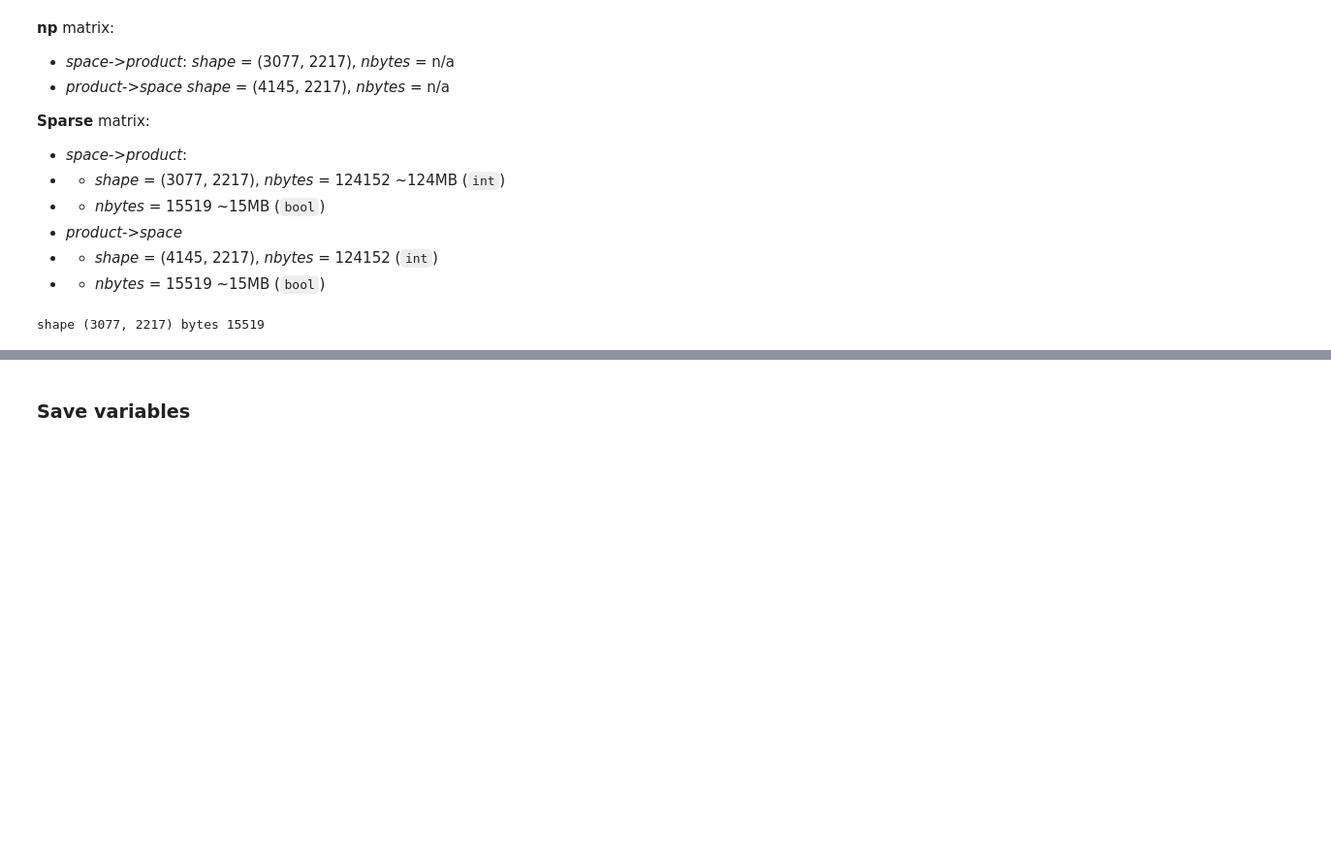
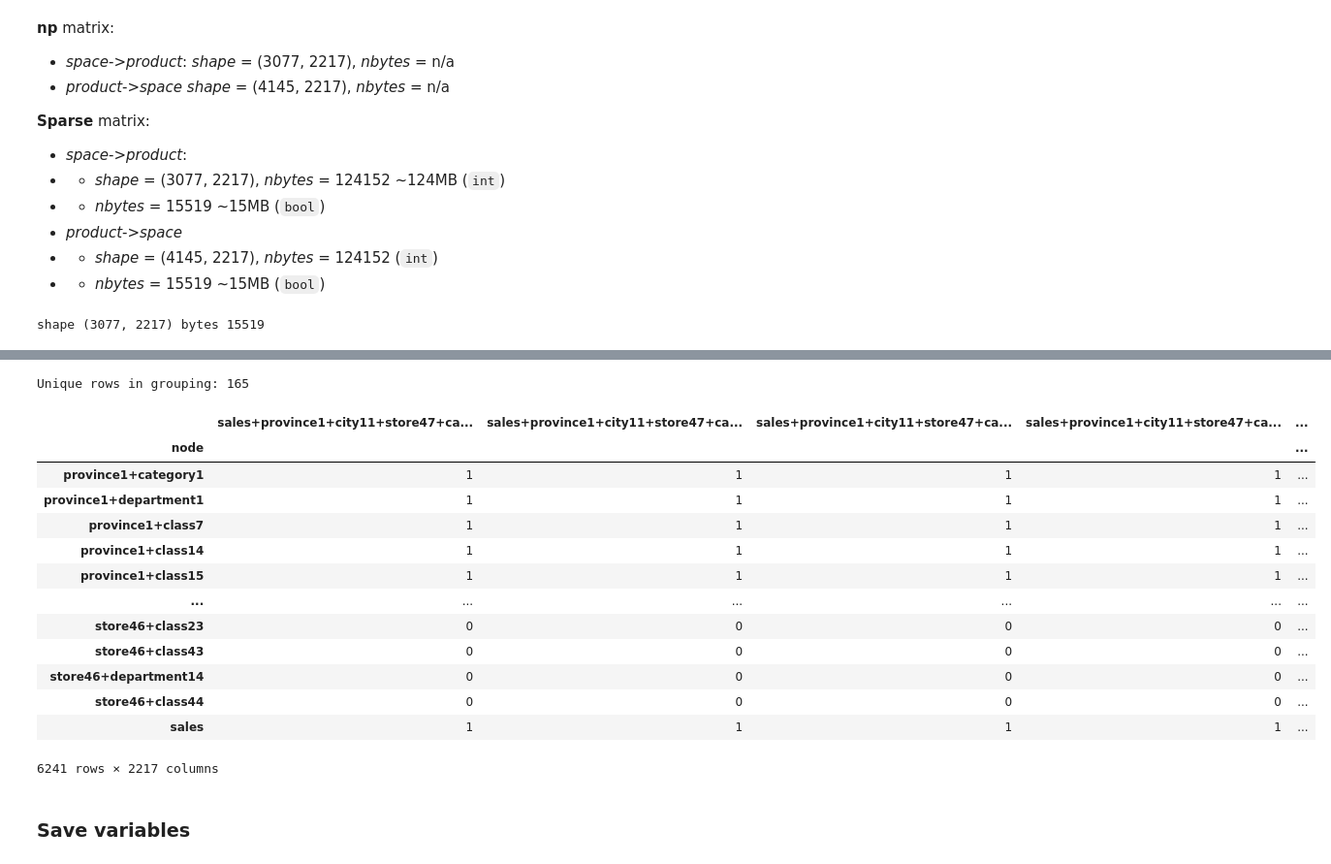
Before and after one commit to Abhishek-pv/Hierachial-Time-Series-Forecasting, a Jupyter notebook: notebook/aggregation-matrix.ipynb, the cells around one changed output, grey strips where cells are left out. Shown: that part at 97% size. Drawn from its saved outputs; the diff is of its cells as text; code cells hidden in the pictures; blank space fills up the shorter version.

```diff
--- a/notebook/aggregation-matrix.ipynb
+++ b/notebook/aggregation-matrix.ipynb
@@ -186,6 +186,38 @@ def combine(submatrix):
     assert S.getrow(0).sum() == cols # top row must be all 1's representing aggregation of submatrix
 
     return S
+# %%
+def post_process(combined_S, grouped_names, root="sales"):
+    """
+    Inputs
+        combined_S: Matrix to be used for aggregation that
+                    needs post-processing if a joint-combined hierarchy was used
+        grouped_names: tuple(list, list),
+            grouped_names[0]: row names of the nodes enountered during forming aggregation matrix
+            grouped_names[1]: column names of the leaves enountered during forming aggregation matrix
+        root: str, label for the top level of aggregation
+
+    Outputs
+        combined_df: dataframe, for aggregation matrix for all nodes of hierarchy tree
+                    (does not include cross-terms, use cross_term() for that)
+    """
+
+    if sp.issparse(combined_S):
+        combined_S = combined_S.tocsr()
+
+    # print('row names:\n', grouped_names[0])
+    # print('column names:\n', grouped_names[1])
+    names = ([root] + grouped_names[0], grouped_names[1]) # Add label for target row (row of ones)
+
+    combined_df = pd.DataFrame(combined_S.todense(), index=names[0], columns=names[1])
+
+    combined_df[combined_df.index.duplicated(keep=False)] # keep=False: means keep all the duplicates
+
+    print('Unique rows in grouping:',len(combined_df.index.unique()))
+
+    combined_df = combined_df.groupby(combined_df.index, sort=False).sum() # duplicate indices are aggregated (since entries are 0/1 summing will also do)
+
+    return combined_df
 # %% [markdown]
 ## *spatial* hierarchy
 
@@ -287,3 +343,8 @@ prod
 | department9 | False | False | False | False | ... |
 | class25 | False | False | False | False | ... |
 61 rows × 44 columns
+# %%
+combined_S, grouped_names = sum_group(df, product_order, "sales")
+
+S = post_process(combined_S, grouped_names, "sales")
+S
@@ -396,3 +450,26 @@ agg_combo = S
+# %%
+combined_S, grouped_names = sum_group(df, combo1, "sales")
+
+combined_df = post_process(combined_S, grouped_names, "sales")
+
+agg_combo = cross_terms(combined_df, space_order, product_order, "sales")
+agg_combo
+# %% [output]
+Unique rows in grouping: 165
+|  | sales+province1+city11+store47+ca... | sales+province1+city11+store47+ca... | sales+province1+city11+store47+ca... | sales+province1+city11+store47+ca... | ... |
+| node |  |  |  |  | ... |
+| province1+category1 | 1 | 1 | 1 | 1 | ... |
+| province1+department1 | 1 | 1 | 1 | 1 | ... |
+| province1+class7 | 1 | 1 | 1 | 1 | ... |
+| province1+class14 | 1 | 1 | 1 | 1 | ... |
+| province1+class15 | 1 | 1 | 1 | 1 | ... |
+| ... | ... | ... | ... | ... | ... |
+| store46+class23 | 0 | 0 | 0 | 0 | ... |
+| store46+class43 | 0 | 0 | 0 | 0 | ... |
+| store46+department14 | 0 | 0 | 0 | 0 | ... |
+| store46+class44 | 0 | 0 | 0 | 0 | ... |
+| sales | 1 | 1 | 1 | 1 | ... |
+6241 rows × 2217 columns
 # %% [markdown]
 ### Save variables
 # %%
```
Also changed, not shown: parts of 8 cells of this notebook.
